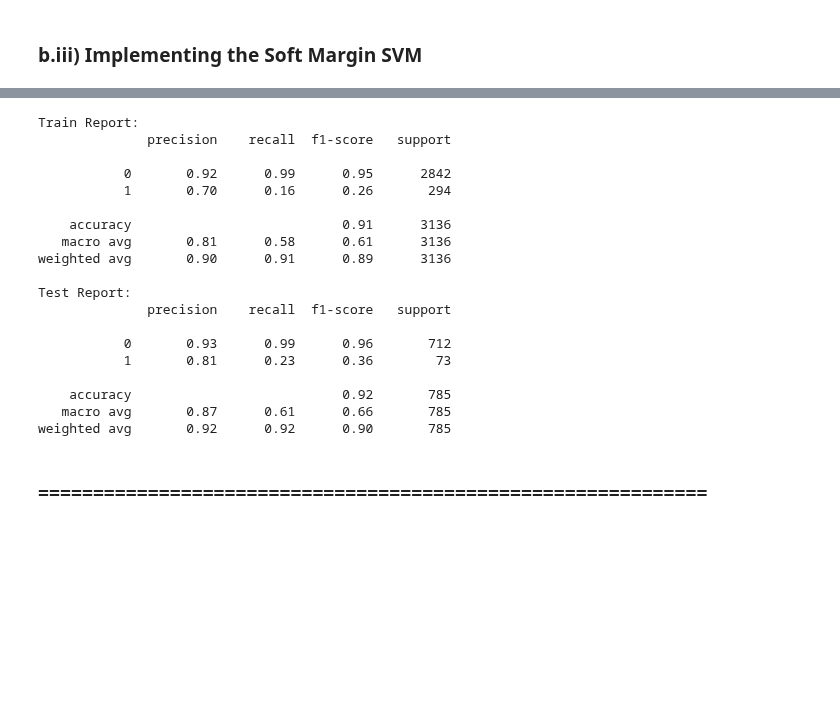
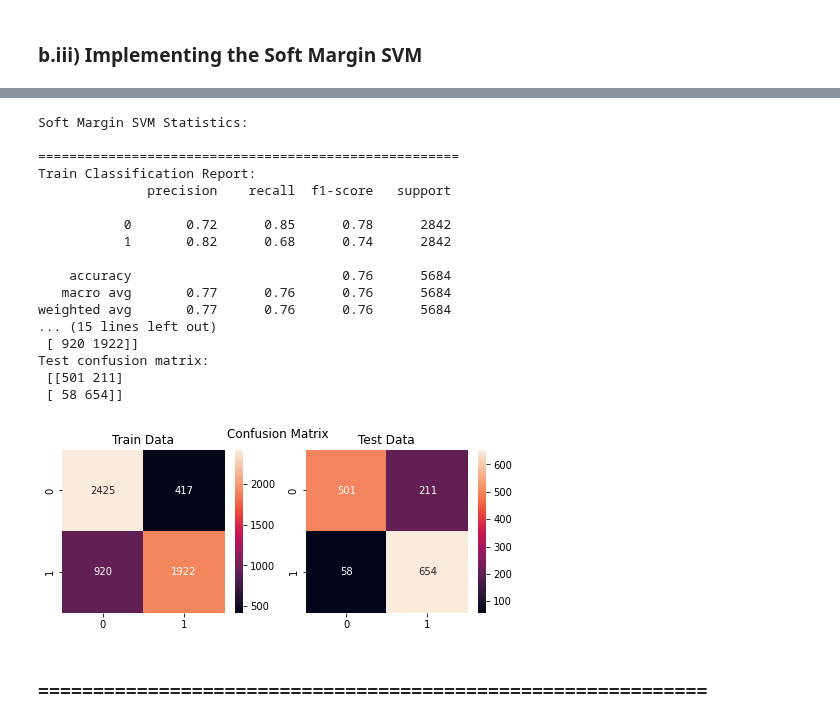
Before and after one commit to arvind-maurya/MachineLearning, a Jupyter notebook: Assignment/AIMLCEP_ARVIND_MAURYA_Q2.ipynb, the cells around one changed output, grey strips where cells are left out. Cells and saved outputs as stored; diff of their text form; code cells hidden in the pictures; blank space fills up the shorter version.

```diff
--- a/Assignment/AIMLCEP_ARVIND_MAURYA_Q2.ipynb
+++ b/Assignment/AIMLCEP_ARVIND_MAURYA_Q2.ipynb
@@ -687,10 +693,15 @@ test_label: (785, 1) Type:  <class 'numpy.ndarray'>
 train_label = np.reshape(train_label,(train_label.shape[0],))
 clf_model = clf.fit(train_features,train_label)
 #We will now use the trained model for predition on the test data set
-predicted_labels = clf_model.predict(test_features)
+predicted_test_labels = clf_model.predict(test_features)
 # %%
 #reshaping predicted_labels so that it is of the same shape as test_label
-predicted_labels = np.reshape(predicted_labels.data,(num_test,1))
+predicted_test_labels = np.reshape(predicted_test_labels.data,(num_test,1))
 #If you wish to see how predicted_labels and test_label look, you can print them and check
-#print(predicted_labels)
-# print(predicted_labels)
+# print(predicted_test_labels)
+
+#compute test set error and test set accuracy
+test_error = np.sum(0.5*np.abs(predicted_test_labels-test_label))/len(test_label)*100.0#Try to understand this equation
+test_accuracy = 100.0-test_error
+#print the test set accuracy
+print('Test set accuracy:', test_accuracy)
@@ -751,31 +723,26 @@ Text(0.5, 0.98, 'Confusion Matrix')
-# %%
-from sklearn.metrics import classification_report
-train_cr = classification_report(train_label, predicted_train_labels)
-print("Train Report:")
-print(train_cr)
-test_cr = classification_report(test_label, predicted_labels)
-print("Test Report:")
-print(test_cr)
-# %% [output]
-Train Report:
-              precision    recall  f1-score   support
-
-           0       0.92      0.99      0.95      2842
-           1       0.70      0.16      0.26       294
-
-    accuracy                           0.91      3136
-   macro avg       0.81      0.58      0.61      3136
-weighted avg       0.90      0.91      0.89      3136
-
-Test Report:
-              precision    recall  f1-score   support
-
-           0       0.93      0.99      0.96       712
-           1       0.81      0.23      0.36        73
-
-    accuracy                           0.92       785
-   macro avg       0.87      0.61      0.66       785
-weighted avg       0.92      0.92      0.90       785
+# %%
+print('Soft Margin SVM Statistics: \n')
+print_classification_report(train_label, predicted_train_labels,test_label, predicted_test_labels)
+plot_confusion_matrix(train_label, predicted_train_labels,test_label, predicted_test_labels)
+# %% [output]
+Soft Margin SVM Statistics:
+
+======================================================
+Train Classification Report:
+              precision    recall  f1-score   support
+
+           0       0.72      0.85      0.78      2842
+           1       0.82      0.68      0.74      2842
+
+    accuracy                           0.76      5684
+   macro avg       0.77      0.76      0.76      5684
+weighted avg       0.77      0.76      0.76      5684
+... (15 lines left out)
+ [ 920 1922]]
+Test confusion matrix:
+ [[501 211]
+ [ 58 654]]
+[figure, added]
 # %% [markdown]
 ### **=============================================================**
 # %% [markdown]
```
Also changed, not shown: parts of 14 cells of this notebook.
